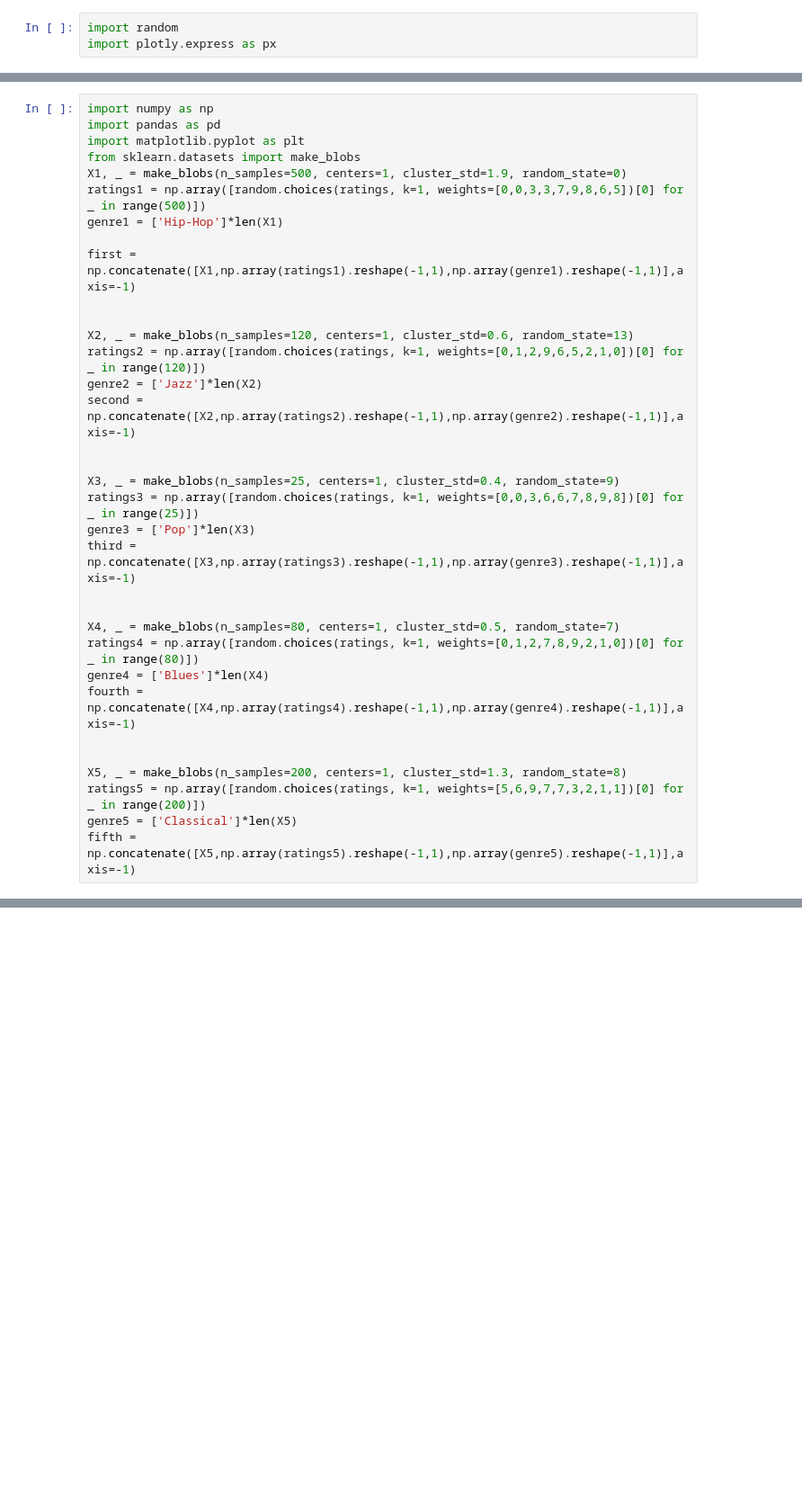
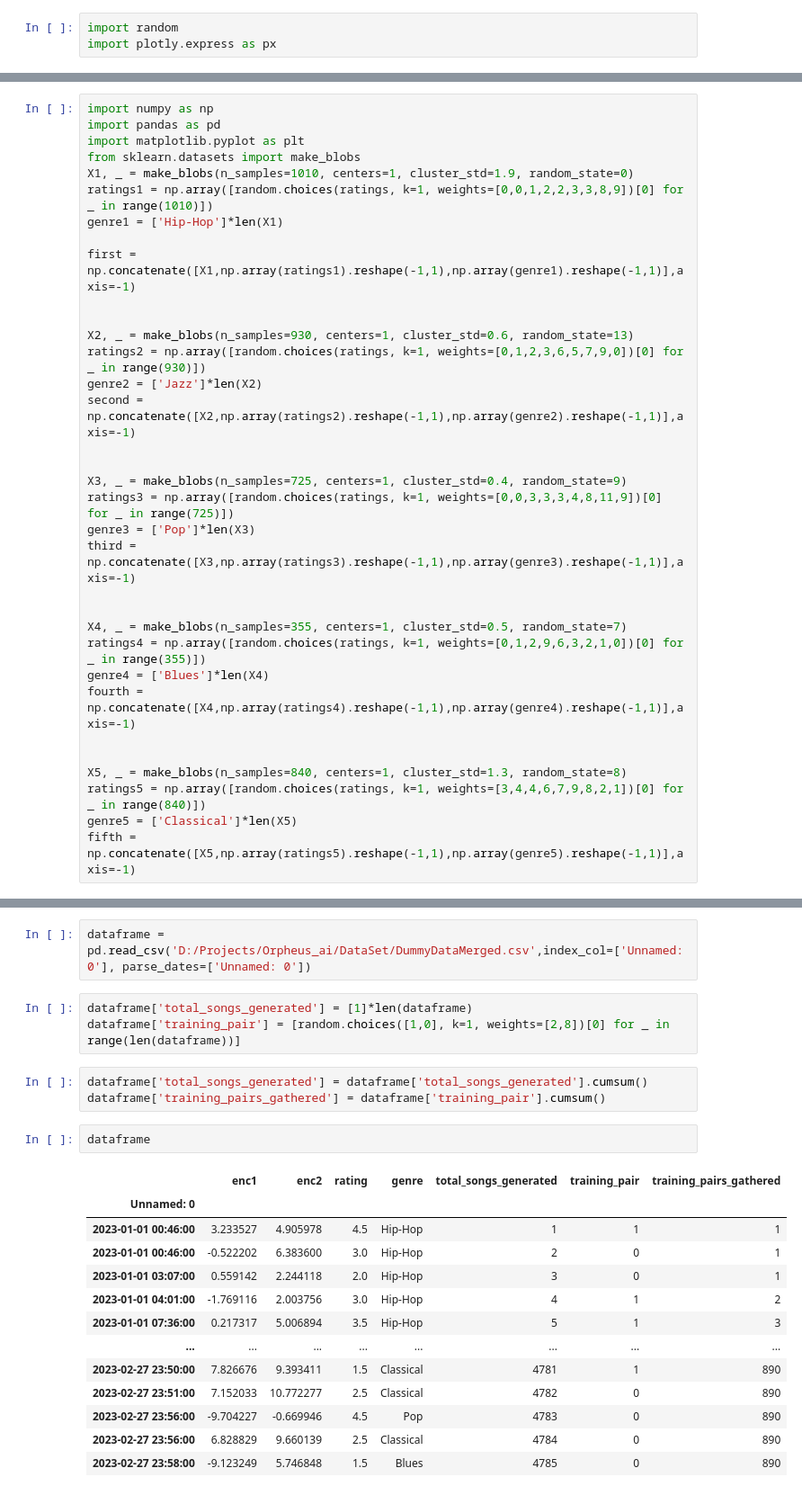
Before and after one commit to SAint7579/Orpheus_ai, a Jupyter notebook: Data Processing/dummy data creation.ipynb, the cells around one changed output, grey strips where cells are left out. Shown at 90% size. Drawn from its saved outputs; the diff is of its cells as text; blank space fills up the shorter version.

```diff
--- a/Data Processing/dummy data creation.ipynb
+++ b/Data Processing/dummy data creation.ipynb
@@ -6,33 +8,33 @@ import numpy as np
 import pandas as pd
 import matplotlib.pyplot as plt
 from sklearn.datasets import make_blobs
-X1, _ = make_blobs(n_samples=500, centers=1, cluster_std=1.9, random_state=0)
-ratings1 = np.array([random.choices(ratings, k=1, weights=[0,0,3,3,7,9,8,6,5])[0] for _ in range(500)])
+X1, _ = make_blobs(n_samples=1010, centers=1, cluster_std=1.9, random_state=0)
+ratings1 = np.array([random.choices(ratings, k=1, weights=[0,0,1,2,2,3,3,8,9])[0] for _ in range(1010)])
 genre1 = ['Hip-Hop']*len(X1)
 
 first = np.concatenate([X1,np.array(ratings1).reshape(-1,1),np.array(genre1).reshape(-1,1)],axis=-1)
 
 
-X2, _ = make_blobs(n_samples=120, centers=1, cluster_std=0.6, random_state=13)
-ratings2 = np.array([random.choices(ratings, k=1, weights=[0,1,2,9,6,5,2,1,0])[0] for _ in range(120)])
+X2, _ = make_blobs(n_samples=930, centers=1, cluster_std=0.6, random_state=13)
+ratings2 = np.array([random.choices(ratings, k=1, weights=[0,1,2,3,6,5,7,9,0])[0] for _ in range(930)])
 genre2 = ['Jazz']*len(X2)
 second = np.concatenate([X2,np.array(ratings2).reshape(-1,1),np.array(genre2).reshape(-1,1)],axis=-1)
 
 
-X3, _ = make_blobs(n_samples=25, centers=1, cluster_std=0.4, random_state=9)
-ratings3 = np.array([random.choices(ratings, k=1, weights=[0,0,3,6,6,7,8,9,8])[0] for _ in range(25)])
+X3, _ = make_blobs(n_samples=725, centers=1, cluster_std=0.4, random_state=9)
+ratings3 = np.array([random.choices(ratings, k=1, weights=[0,0,3,3,3,4,8,11,9])[0] for _ in range(725)])
 genre3 = ['Pop']*len(X3)
 third = np.concatenate([X3,np.array(ratings3).reshape(-1,1),np.array(genre3).reshape(-1,1)],axis=-1)
 
 
-X4, _ = make_blobs(n_samples=80, centers=1, cluster_std=0.5, random_state=7)
-ratings4 = np.array([random.choices(ratings, k=1, weights=[0,1,2,7,8,9,2,1,0])[0] for _ in range(80)])
+X4, _ = make_blobs(n_samples=355, centers=1, cluster_std=0.5, random_state=7)
+ratings4 = np.array([random.choices(ratings, k=1, weights=[0,1,2,9,6,3,2,1,0])[0] for _ in range(355)])
 genre4 = ['Blues']*len(X4)
 fourth = np.concatenate([X4,np.array(ratings4).reshape(-1,1),np.array(genre4).reshape(-1,1)],axis=-1)
 
 
-X5, _ = make_blobs(n_samples=200, centers=1, cluster_std=1.3, random_state=8)
-ratings5 = np.array([random.choices(ratings, k=1, weights=[5,6,9,7,7,3,2,1,1])[0] for _ in range(200)])
+X5, _ = make_blobs(n_samples=840, centers=1, cluster_std=1.3, random_state=8)
+ratings5 = np.array([random.choices(ratings, k=1, weights=[3,4,4,6,7,9,8,2,1])[0] for _ in range(840)])
 genre5 = ['Classical']*len(X5)
 fifth = np.concatenate([X5,np.array(ratings5).reshape(-1,1),np.array(genre5).reshape(-1,1)],axis=-1)
 # %%
@@ -75,0 +74,24 @@ px.line(dataframe.groupby(pd.Grouper(freq='24h')).count()['enc1'])
+# %%
+dataframe = pd.read_csv('D:/Projects/Orpheus_ai/DataSet/DummyDataMerged.csv',index_col=['Unnamed: 0'], parse_dates=['Unnamed: 0'])
+# %%
+dataframe['total_songs_generated'] = [1]*len(dataframe)
+dataframe['training_pair'] = [random.choices([1,0], k=1, weights=[2,8])[0] for _ in range(len(dataframe))]
+# %%
+dataframe['total_songs_generated'] = dataframe['total_songs_generated'].cumsum()
+dataframe['training_pairs_gathered'] = dataframe['training_pair'].cumsum()
+# %%
+dataframe
+# %% [output]
+|  | enc1 | enc2 | rating | genre | total_songs_generated | training_pair | training_pairs_gathered |
+| Unnamed: 0 |  |  |  |  |  |  |  |
+| 2023-01-01 00:46:00 | 3.233527 | 4.905978 | 4.5 | Hip-Hop | 1 | 1 | 1 |
+| 2023-01-01 00:46:00 | -0.522202 | 6.383600 | 3.0 | Hip-Hop | 2 | 0 | 1 |
+| 2023-01-01 03:07:00 | 0.559142 | 2.244118 | 2.0 | Hip-Hop | 3 | 0 | 1 |
+| 2023-01-01 04:01:00 | -1.769116 | 2.003756 | 3.0 | Hip-Hop | 4 | 1 | 2 |
+| 2023-01-01 07:36:00 | 0.217317 | 5.006894 | 3.5 | Hip-Hop | 5 | 1 | 3 |
+| ... | ... | ... | ... | ... | ... | ... | ... |
+| 2023-02-27 23:50:00 | 7.826676 | 9.393411 | 1.5 | Classical | 4781 | 1 | 890 |
+| 2023-02-27 23:51:00 | 7.152033 | 10.772277 | 2.5 | Classical | 4782 | 0 | 890 |
+| 2023-02-27 23:56:00 | -9.704227 | -0.669946 | 4.5 | Pop | 4783 | 0 | 890 |
+| 2023-02-27 23:56:00 | 6.828829 | 9.660139 | 2.5 | Classical | 4784 | 0 | 890 |
+| 2023-02-27 23:58:00 | -9.123249 | 5.746848 | 1.5 | Blues | 4785 | 0 | 890 |
```
Also changed, not shown: parts of 24 cells of this notebook, 2 other files.
